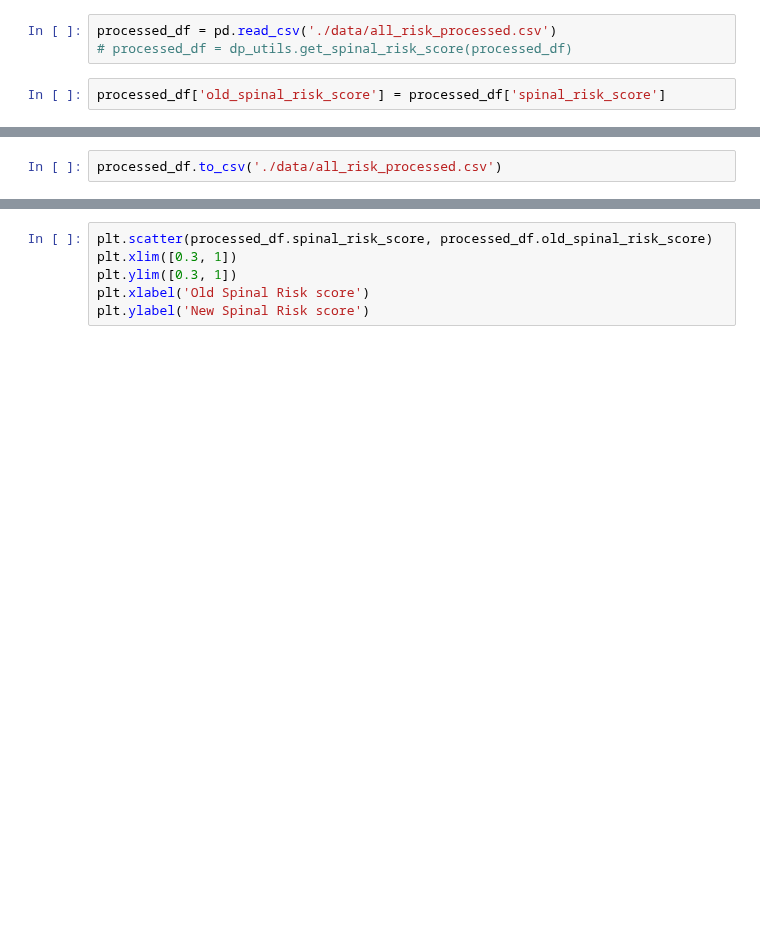
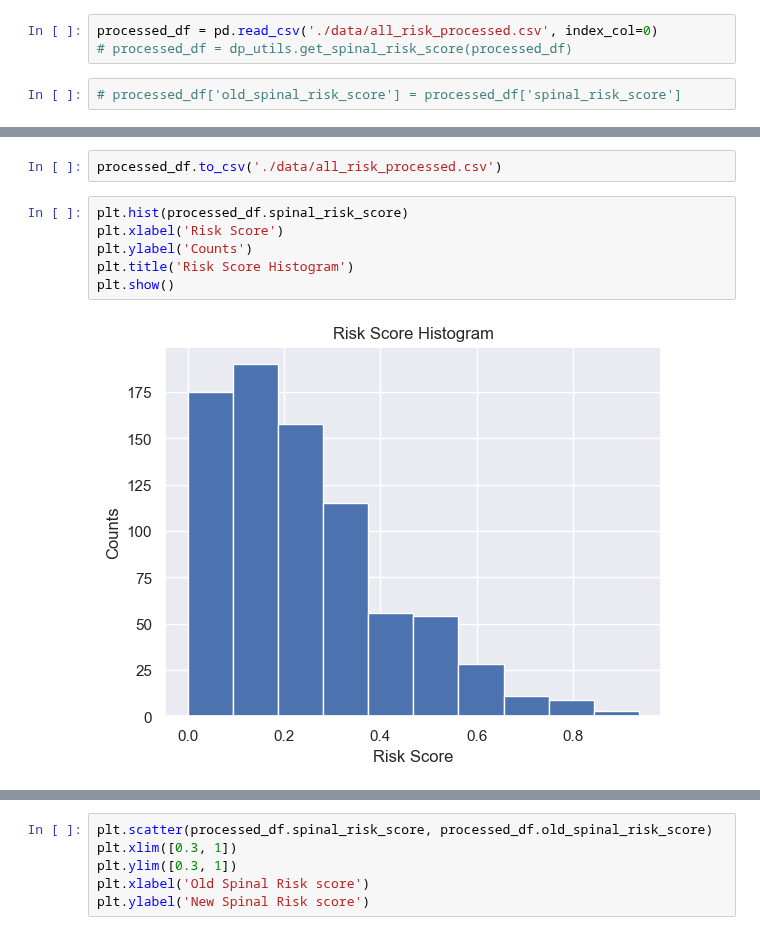
Before and after one commit to evanyfyip/vm-spinal-risk, a Jupyter notebook: vm-spinal-risk/notebooks/get_risk_score.ipynb, the cells around one changed output, grey strips where cells are left out. Cells and saved outputs as stored; diff of their text form; blank space fills up the shorter version.

```diff
--- a/vm-spinal-risk/notebooks/get_risk_score.ipynb
+++ b/vm-spinal-risk/notebooks/get_risk_score.ipynb
@@ -17,9 +17,9 @@ os.chdir("/Users/evan/Documents/School/MSDS/msds-capstone/vm-spinal-risk/vm-spin
 from utilities import data_processing as dp_utils
 from utilities import eda_tools as eda_utils
 # %%
-processed_df = pd.read_csv('./data/all_risk_processed.csv')
+processed_df = pd.read_csv('./data/all_risk_processed.csv', index_col=0)
 # processed_df = dp_utils.get_spinal_risk_score(processed_df)
 # %%
-processed_df['old_spinal_risk_score'] = processed_df['spinal_risk_score']
+# processed_df['old_spinal_risk_score'] = processed_df['spinal_risk_score']
 # %%
 processed_df = dp_utils.get_spinal_risk_score(processed_df)
@@ -26,2 +58,10 @@ processed_df = dp_utils.get_spinal_risk_score(processed_df)
 # %%
 processed_df.to_csv('./data/all_risk_processed.csv')
+# %%
+plt.hist(processed_df.spinal_risk_score)
+plt.xlabel('Risk Score')
+plt.ylabel('Counts')
+plt.title('Risk Score Histogram')
+plt.show()
+# %% [output]
+[figure, added]
```
Also changed, not shown: parts of 3 cells of this notebook, 5 other files.
